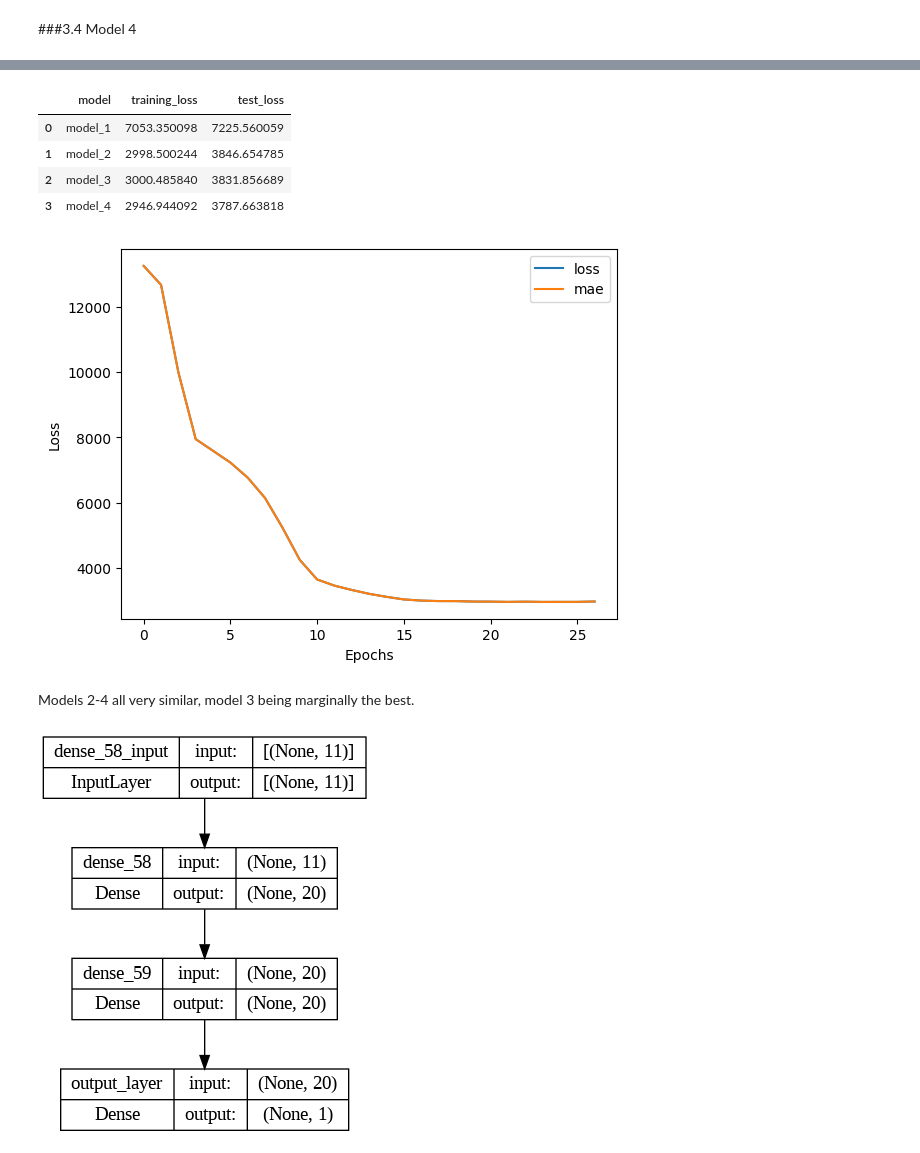
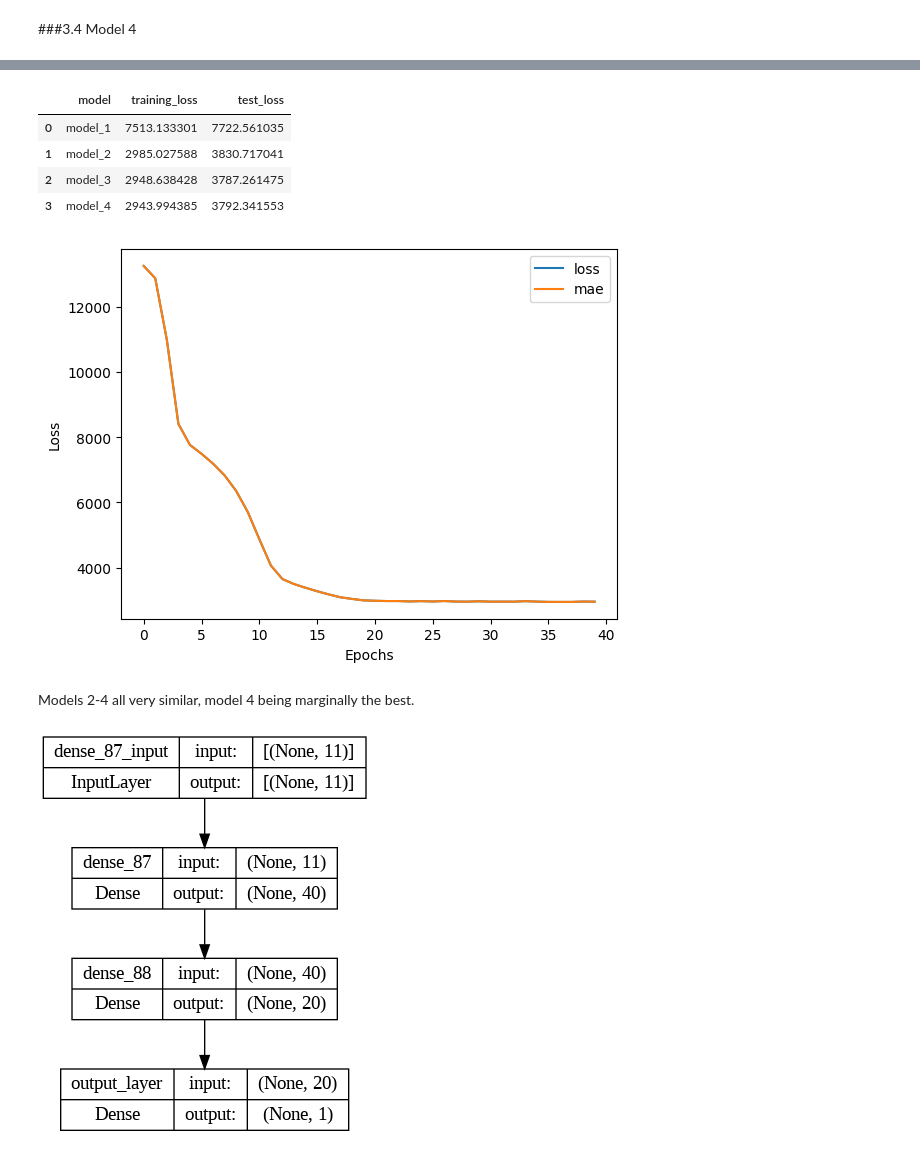
Before and after one commit to peter-ainsworth/tensorflow_practice, a Jupyter notebook: 01_health_insurance.ipynb, the cells around one changed output, grey strips where cells are left out. Saved outputs shown, nothing was run; the diff lists cells and outputs as text; code cells hidden in the pictures.

```diff
--- a/01_health_insurance.ipynb
+++ b/01_health_insurance.ipynb
@@ -207,9 +218,12 @@ results_df
 # %%
 #Add nodes to model 3
 
+#Set random seed
+tf.random.set_seed(8)
+
 #Create a model
 model = tf.keras.Sequential([
-    tf.keras.layers.Dense(50, activation = "relu"),
+    tf.keras.layers.Dense(40, activation = "relu"),
     tf.keras.layers.Dense(20, activation = "relu"),
     tf.keras.layers.Dense(1, name="output_layer")
     ])
@@ -242,12 +256,12 @@ results_df
 |  | model | training_loss | test_loss |
-| 0 | model_1 | 7053.350098 | 7225.560059 |
-| 1 | model_2 | 2998.500244 | 3846.654785 |
-| 2 | model_3 | 3000.485840 | 3831.856689 |
-| 3 | model_4 | 2946.944092 | 3787.663818 |
+| 0 | model_1 | 7513.133301 | 7722.561035 |
+| 1 | model_2 | 2985.027588 | 3830.717041 |
+| 2 | model_3 | 2948.638428 | 3787.261475 |
+| 3 | model_4 | 2943.994385 | 3792.341553 |
-[figure, old version]
+[figure, new version]
 # %% [markdown]
-Models 2-4 all very similar, model 3 being marginally the best.
+Models 2-4 all very similar, model 4 being marginally the best.
 # %%
-tf.keras.utils.plot_model(model_3, show_shapes = True)
+tf.keras.utils.plot_model(model_4, show_shapes = True)
 # %% [output]
-[figure, old version]
+[figure, new version]
```
Also changed, not shown: parts of 6 cells of this notebook.
